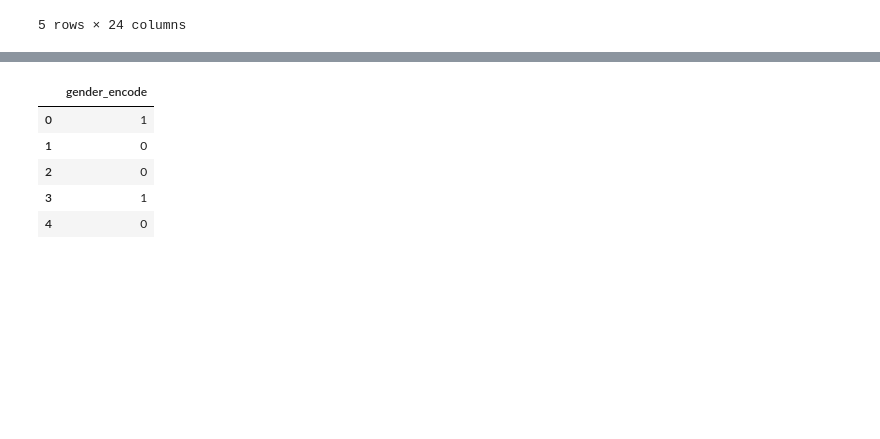
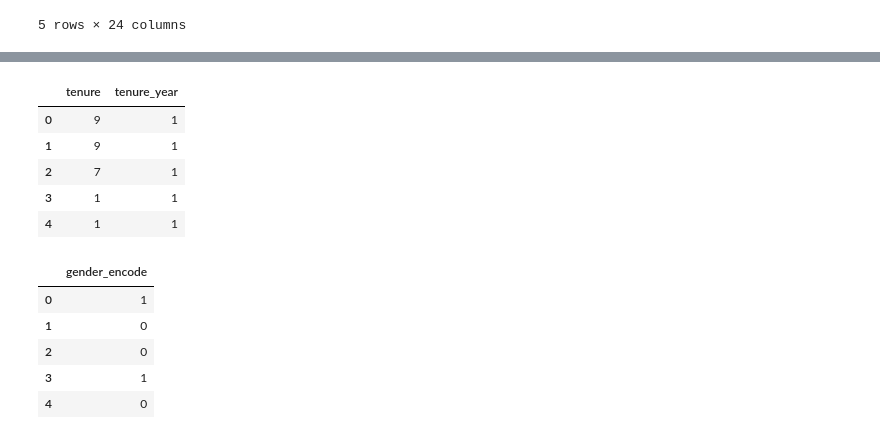
Before and after one commit to classification-orion-matthew/classification_orion_matthew, a Jupyter notebook: Project_Draft_msc.ipynb, the cells around one changed output, grey strips where cells are left out. Drawn from its saved outputs; the diff is of its cells as text; code cells hidden in the pictures; blank space fills up the shorter version.

```diff
--- a/Project_Draft_msc.ipynb
+++ b/Project_Draft_msc.ipynb
@@ -22,3 +71,11 @@ df.head()
 | 3 | 0023-HGHWL | Male | 1 | No | No | 1 | No | No phone service | ... |
 | 4 | 0032-PGELS | Female | 0 | Yes | Yes | 1 | No | No phone service | ... |
 5 rows × 24 columns
+# %%
+def churn_num(dataframe):
+    return dataframe.assign(
+        churn = dataframe['churn'].map({'No': 0, 'Yes': 1})
+
+    )
+df = churn_num(df)
+df[['churn']].head()
@@ -25,3 +89,16 @@ df.head()
+# %%
+def tenure_year(dataframe):
+    dataframe['tenure_year'] = (dataframe.tenure / 12).astype(int) + 1
+    return dataframe
+df = tenure_year(df)
+df[['tenure', 'tenure_year']].head()
+# %% [output]
+|  | tenure | tenure_year |
+| 0 | 9 | 1 |
+| 1 | 9 | 1 |
+| 2 | 7 | 1 |
+| 3 | 1 | 1 |
+| 4 | 1 | 1 |
 # %%
 # for col in df.drop(columns=['customer_id']):
 #     print(df[col].value_counts(dropna=False))
```
Also changed, not shown: parts of 3 cells of this notebook.
